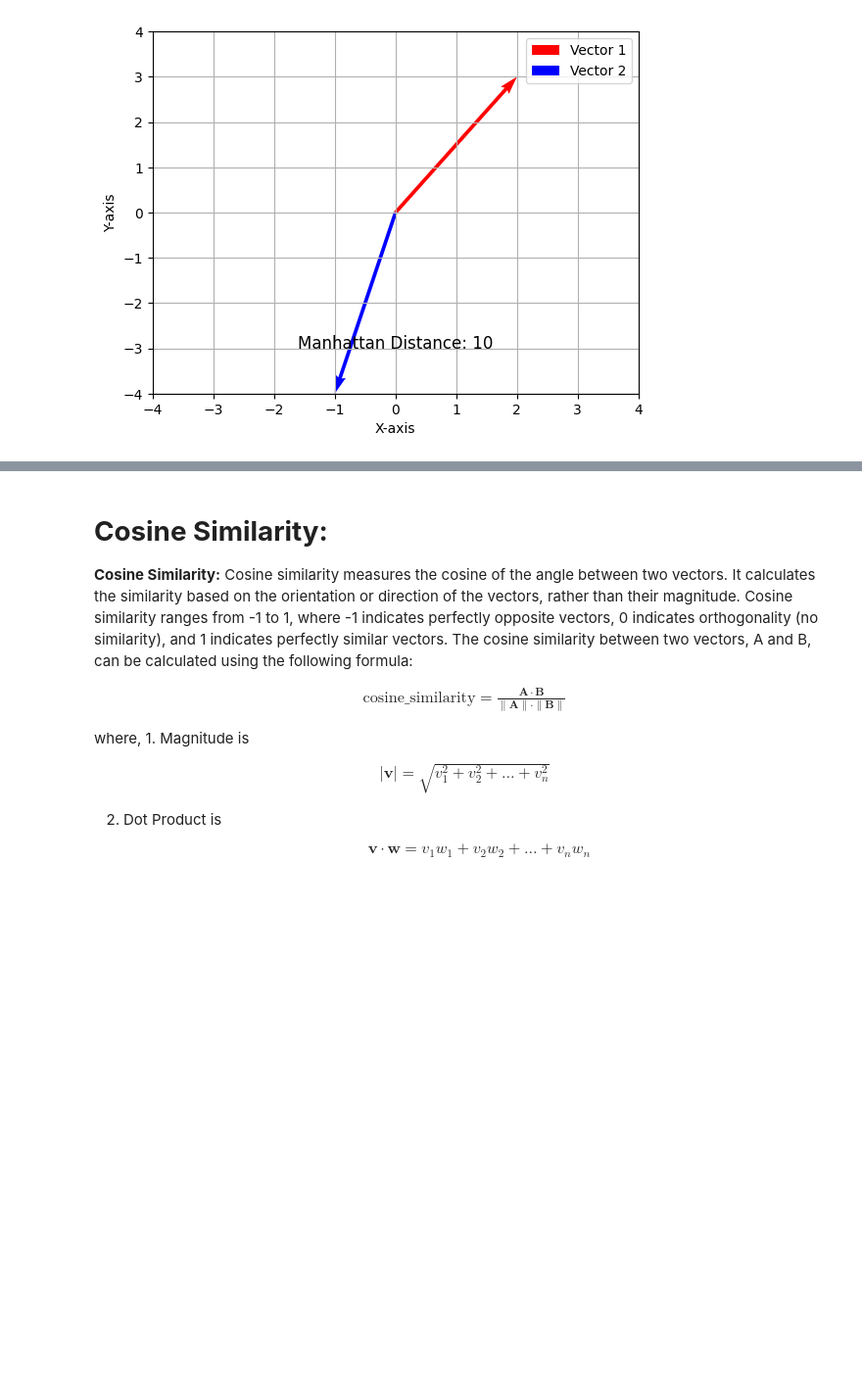
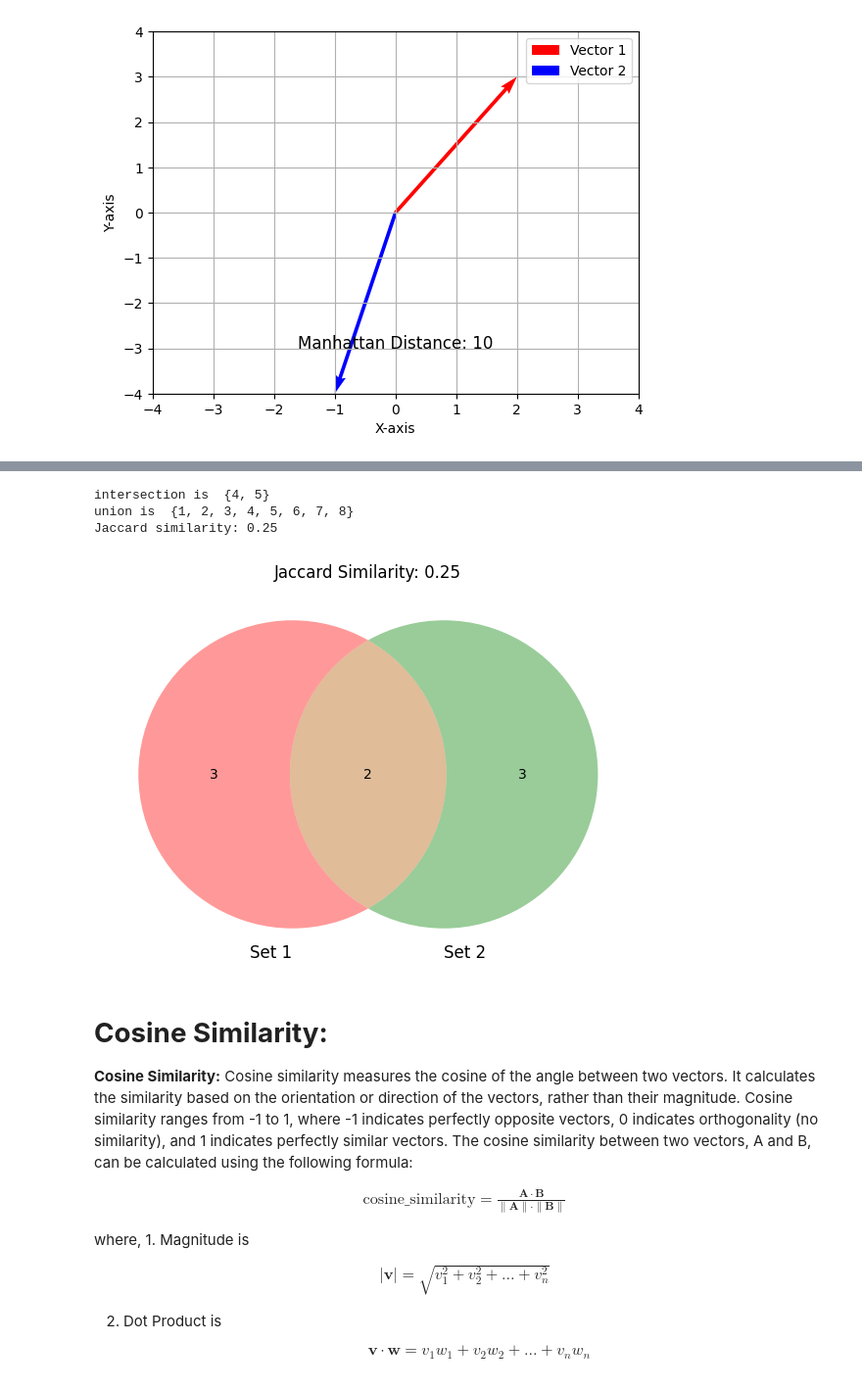
Before and after one commit to dineshkumarsarangapani/VectorSearch-A-guide, a Jupyter notebook: Vector_Search_A_complete_Guide.ipynb, the cells around one changed output, grey strips where cells are left out. Shown at 98% size. Cells and saved outputs as stored; diff of their text form; code cells hidden in the pictures; blank space fills up the shorter version.

```diff
--- a/Vector_Search_A_complete_Guide.ipynb
+++ b/Vector_Search_A_complete_Guide.ipynb
@@ -904,3 +935,40 @@ visualize_manhattan_distance(vector1, vector2)
+# %%
+import matplotlib.pyplot as plt
+from matplotlib_venn import venn2
+
+def jaccard_similarity(set1, set2):
+    intersection = set1.intersection(set2)
+    print("intersection is ", intersection)
+    union = set1.union(set2)
+    print("union is ", union)
+    similarity = len(intersection) / len(union)
+    return similarity
+
+def plot_sets(set1, set2, similarity):
+    plt.figure(figsize=(8, 5))
+
+    venn_diagram = venn2([set1, set2], set_labels=('Set 1', 'Set 2'))
+    venn_diagram.get_label_by_id('10').set_text(str(len(set1 - set2)))
+    venn_diagram.get_label_by_id('01').set_text(str(len(set2 - set1)))
+    venn_diagram.get_label_by_id('11').set_text(str(len(set1.intersection(set2))))
+
+    plt.title(f"Jaccard Similarity: {similarity:.2f}")
+    plt.show()
+
+if __name__ == "__main__":
+    # Example usage
+    set1 = {1, 2, 3, 4, 5}
+    set2 = {4, 5, 6, 7, 8}
+
+    similarity = jaccard_similarity(set1, set2)
+    print("Jaccard similarity:", similarity)
+
+    plot_sets(set1, set2, similarity)
+# %% [output]
+intersection is  {4, 5}
+union is  {1, 2, 3, 4, 5, 6, 7, 8}
+Jaccard similarity: 0.25
+[figure, added]
 # %% [markdown]
 #  **Cosine Similarity:**
  **Cosine Similarity:** Cosine similarity measures the cosine of the angle between two vectors. It calculates the similarity based on the orientation or direction of the vectors, rather than their magnitude. Cosine similarity ranges from -1 to 1, where -1 indicates perfectly opposite vectors, 0 indicates orthogonality (no similarity), and 1 indicates perfectly similar vectors.
```
Also changed, not shown: parts of 5 cells of this notebook.
